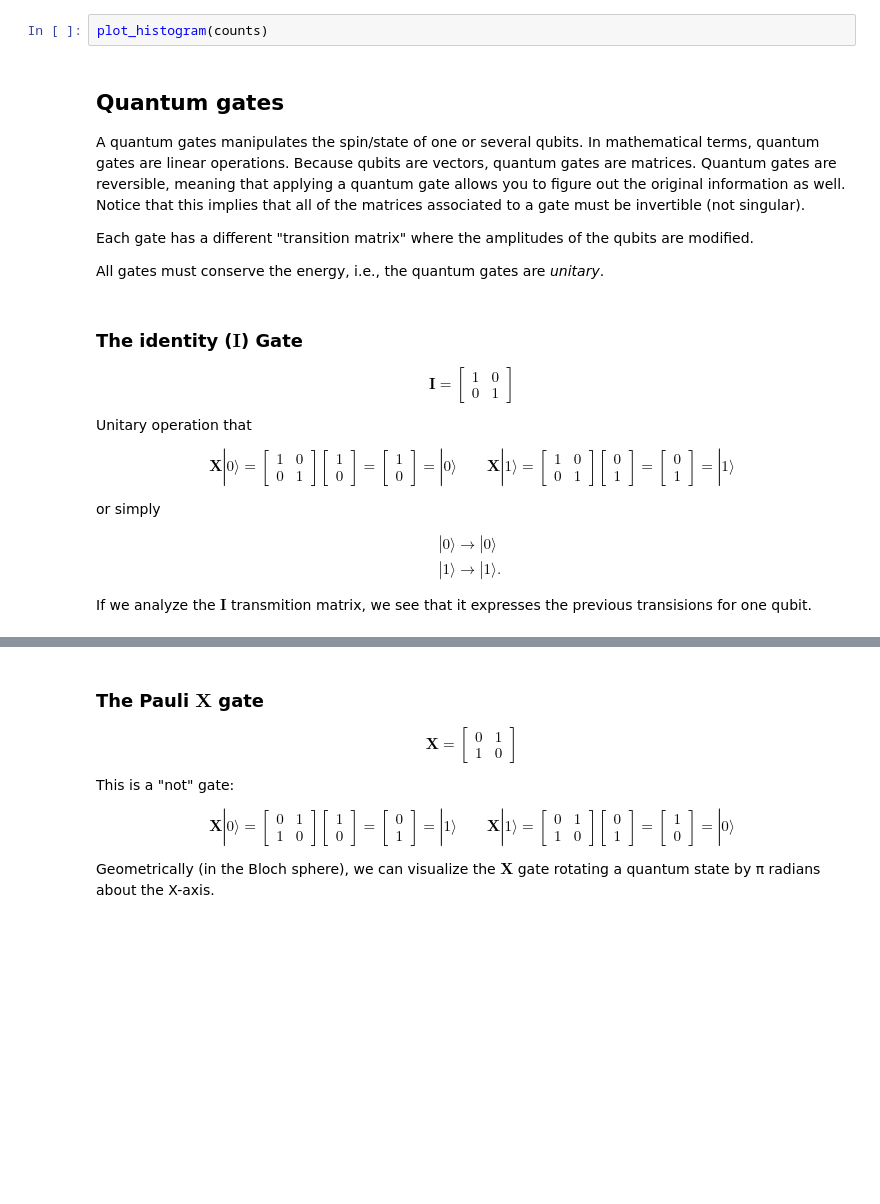
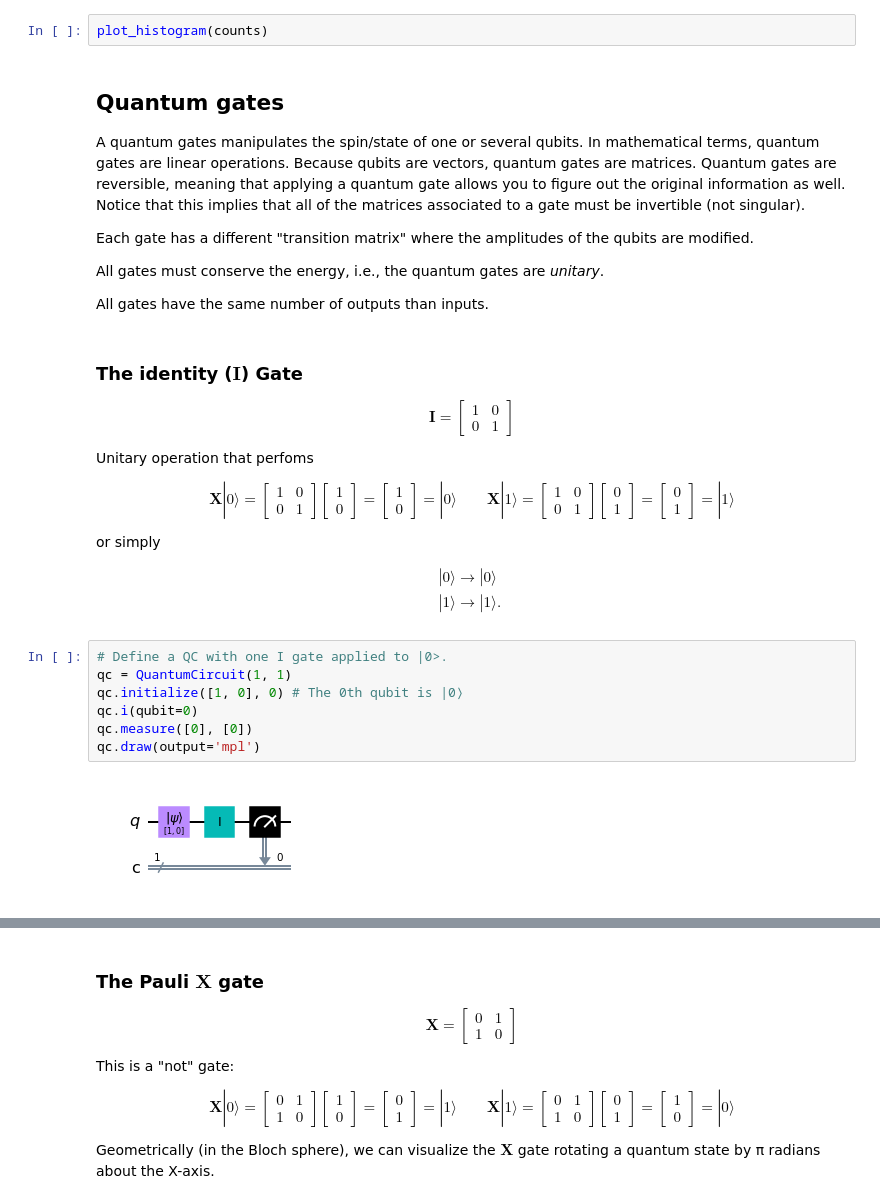
Before and after one commit to vicente-gonzalez-ruiz/quantum_computing, a Jupyter notebook: quantum_computing.ipynb, the cells around one changed output, grey strips where cells are left out. Cells and saved outputs as stored; diff of their text form; blank space fills up the shorter version.

```diff
--- a/quantum_computing.ipynb
+++ b/quantum_computing.ipynb
@@ -316,6 +388,8 @@ A quantum gates manipulates the spin/state of one or several qubits. In mathemat
 Each gate has a different "transition matrix" where the amplitudes of the qubits are modified.
 
 All gates must conserve the energy, i.e., the quantum gates are *unitary*.
+
+All gates have the same number of outputs than inputs.
 # %% [markdown]
 ### The identity ($\mathbf{I}$) Gate
 
@@ -326,7 +400,7 @@ $$
 \end{bmatrix}
 $$
 
-Unitary operation that
+Unitary operation that perfoms
 
 $$
 \mathbf{X}|0⟩=
@@ -368,5 +442,12 @@ $$
 |1⟩ \rightarrow |1⟩.
 \end{array}
 $$
-
-If we analyze the $\mathbf{I}$ transmition matrix, we see that it expresses the previous transisions for one qubit.
+# %%
+# Define a QC with one I gate applied to |0>.
+qc = QuantumCircuit(1, 1)
+qc.initialize([1, 0], 0) # The 0th qubit is |0⟩
+qc.i(qubit=0)
+qc.measure([0], [0])
+qc.draw(output='mpl')
+# %% [output]
+[figure, added]
```
Also changed, not shown: parts of 32 cells of this notebook, 3 other files.
